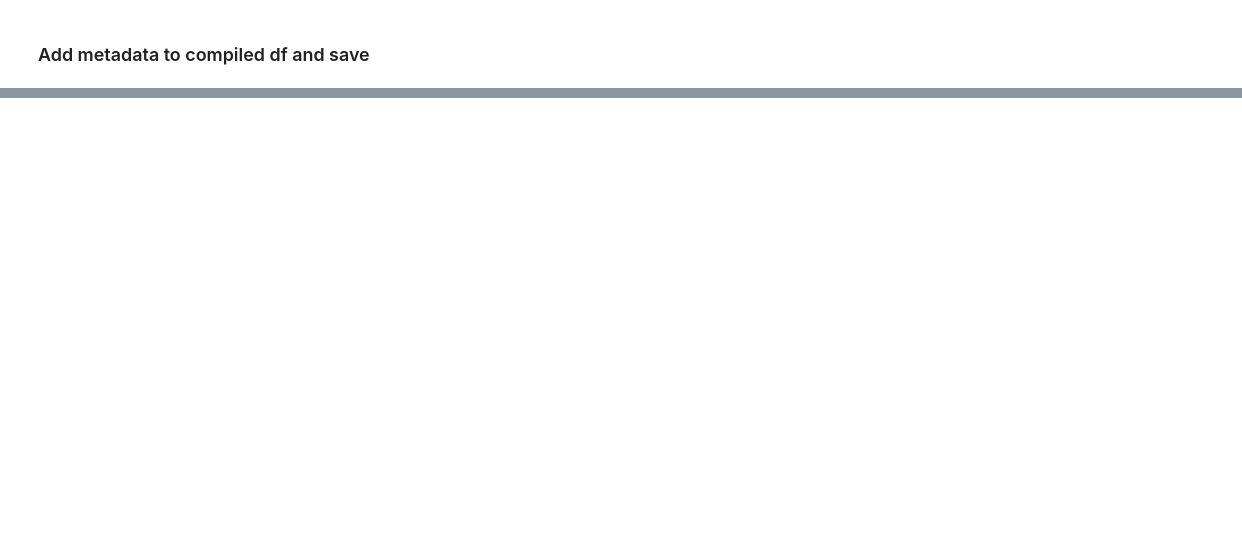
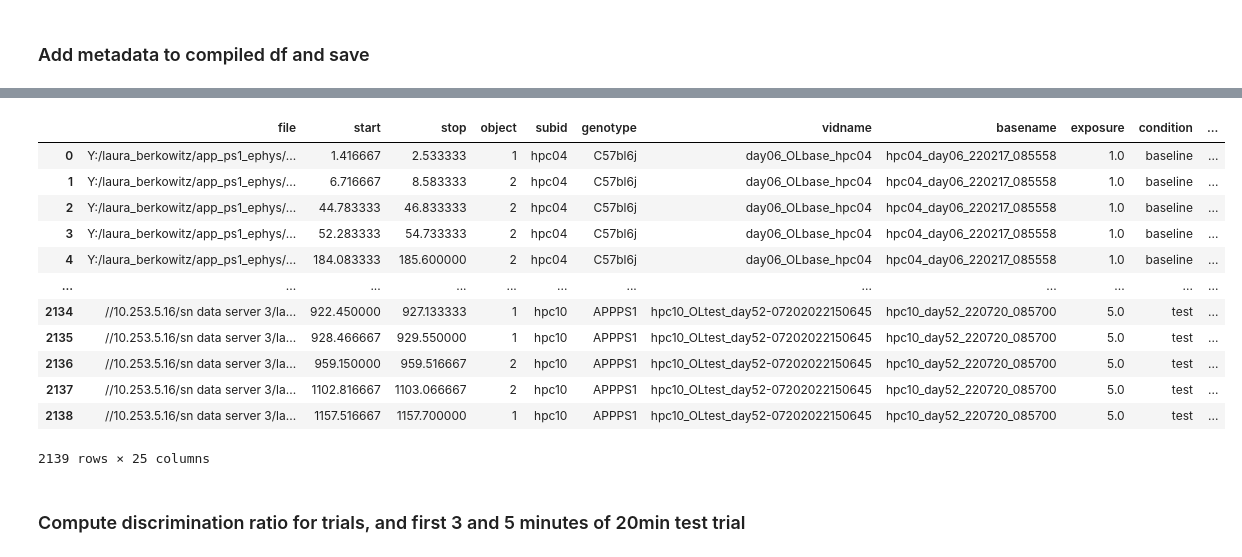
Before and after one commit to lolaBerkowitz/SNLab_ephys, a Jupyter notebook: behavior/process_behavior_coding_output.ipynb, the cells around one changed output, grey strips where cells are left out. Cells and saved outputs as stored; diff of their text form; code cells hidden in the pictures; blank space fills up the shorter version.

```diff
--- a/behavior/process_behavior_coding_output.ipynb
+++ b/behavior/process_behavior_coding_output.ipynb
@@ -28,9 +28,18 @@ save_path = 'Y:/laura_berkowitz/app_ps1_ephys/behavior/object_location/'
 # %%
 # load metadata
 metadata = pd.read_csv(meta_path)
-metadata.head()
+metadata.describe()
 
 # load compiled data
 df = bc.load_data(data_dir)
 df.dropna(inplace=True) # drop rows with NaN
 df.reset_index(drop = True,inplace=True) # reset index
+
+# check if starts always follow stops
+check_index = bc.check_start_stop(df)
+if len(check_index) > 0:
+    RaiseException('Stop and check data for errors')
+
+# make two new columns, one for object and one for action made
+df[['object','action']] = df.action.str.split('_', expand=True)
+df['object'] = df.object.str.replace('object','')
@@ -55,5 +89,2 @@ Loading file: Y:/laura_berkowitz/app_ps1_ephys/data\hpc10\hpc10_day49_220712_094
 # %% [markdown]
 ### Add metadata to compiled df and save
-# %%
-df = bc.add_metadata(df, metadata)
-df.to_csv(save_path+'object_location_scoring_compiled.csv', index=False)
@@ -96,0 +102,27 @@ df2 = pd.read_csv(r"C:\Users\schafferlab\Desktop\object_location_frames.csv")
+# %%
+df1['object_exploration_time'] = df1.stop - df1.start
+df1['first_5min'] = df1.stop.apply(lambda x: x < 300)
+df1['first_3min'] = df1.stop.apply(lambda x: x < 180)
+df1['all_baseline_3min_test'] = True
+df1.loc[df1['condition'] == 'test','all_baseline_3min_test'] = df1.loc[df1['condition'] == 'test','first_3min']
+df1['trial_n'] = np.zeros(len(df1))
+df1.loc[df1['stop'] < df1['trial_stop_1'],'trial_n'] = 1
+df1.loc[(df1['stop'] > df1['trial_stop_1']) & (df1['stop'] < df1['trial_stop_2']),'trial_n'] = 2
+df1.loc[(df1['stop'] > df1['trial_stop_2']) & (df1['stop'] < df1['trial_stop_3']),'trial_n'] = 3
+df1
+# %% [output]
+|  | file | start | stop | object | subid | genotype | vidname | basename | exposure | condition | ... |
+| 0 | Y:/laura_berkowitz/app_ps1_ephys/... | 1.416667 | 2.533333 | 1 | hpc04 | C57bl6j | day06_OLbase_hpc04 | hpc04_day06_220217_085558 | 1.0 | baseline | ... |
+| 1 | Y:/laura_berkowitz/app_ps1_ephys/... | 6.716667 | 8.583333 | 2 | hpc04 | C57bl6j | day06_OLbase_hpc04 | hpc04_day06_220217_085558 | 1.0 | baseline | ... |
+| 2 | Y:/laura_berkowitz/app_ps1_ephys/... | 44.783333 | 46.833333 | 2 | hpc04 | C57bl6j | day06_OLbase_hpc04 | hpc04_day06_220217_085558 | 1.0 | baseline | ... |
+| 3 | Y:/laura_berkowitz/app_ps1_ephys/... | 52.283333 | 54.733333 | 2 | hpc04 | C57bl6j | day06_OLbase_hpc04 | hpc04_day06_220217_085558 | 1.0 | baseline | ... |
+| 4 | Y:/laura_berkowitz/app_ps1_ephys/... | 184.083333 | 185.600000 | 2 | hpc04 | C57bl6j | day06_OLbase_hpc04 | hpc04_day06_220217_085558 | 1.0 | baseline | ... |
+| ... | ... | ... | ... | ... | ... | ... | ... | ... | ... | ... | ... |
+| 2134 | //10.253.5.16/sn data server 3/la... | 922.450000 | 927.133333 | 1 | hpc10 | APPPS1 | hpc10_OLtest_day52-07202022150645 | hpc10_day52_220720_085700 | 5.0 | test | ... |
+| 2135 | //10.253.5.16/sn data server 3/la... | 928.466667 | 929.550000 | 1 | hpc10 | APPPS1 | hpc10_OLtest_day52-07202022150645 | hpc10_day52_220720_085700 | 5.0 | test | ... |
+| 2136 | //10.253.5.16/sn data server 3/la... | 959.150000 | 959.516667 | 2 | hpc10 | APPPS1 | hpc10_OLtest_day52-07202022150645 | hpc10_day52_220720_085700 | 5.0 | test | ... |
+| 2137 | //10.253.5.16/sn data server 3/la... | 1102.816667 | 1103.066667 | 2 | hpc10 | APPPS1 | hpc10_OLtest_day52-07202022150645 | hpc10_day52_220720_085700 | 5.0 | test | ... |
+| 2138 | //10.253.5.16/sn data server 3/la... | 1157.516667 | 1157.700000 | 1 | hpc10 | APPPS1 | hpc10_OLtest_day52-07202022150645 | hpc10_day52_220720_085700 | 5.0 | test | ... |
+2139 rows × 25 columns
+# %% [markdown]
+### Compute discrimination ratio for trials, and first 3 and 5 minutes of 20min test trial
```
Also changed, not shown: parts of 14 cells of this notebook, 1 other file.
